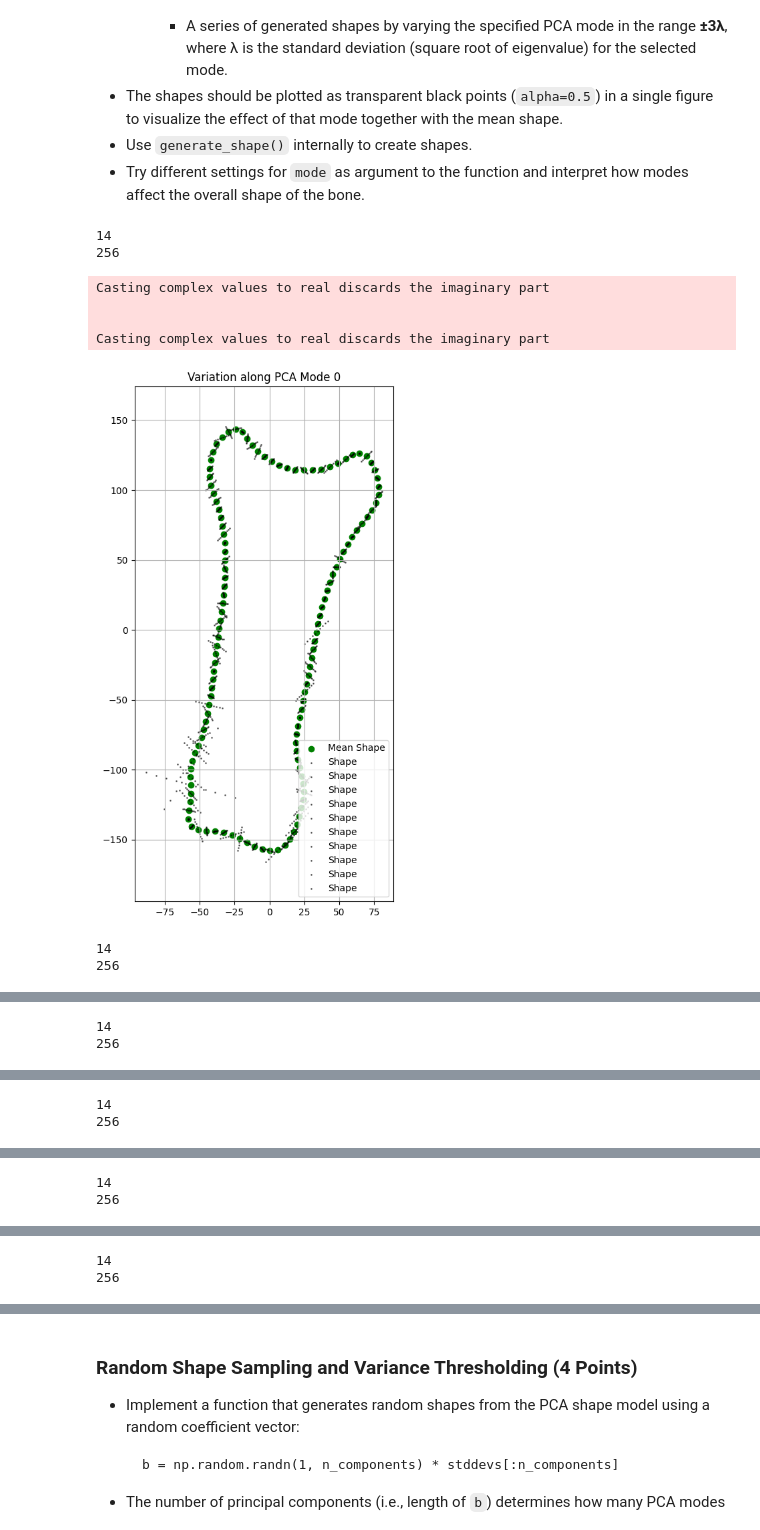
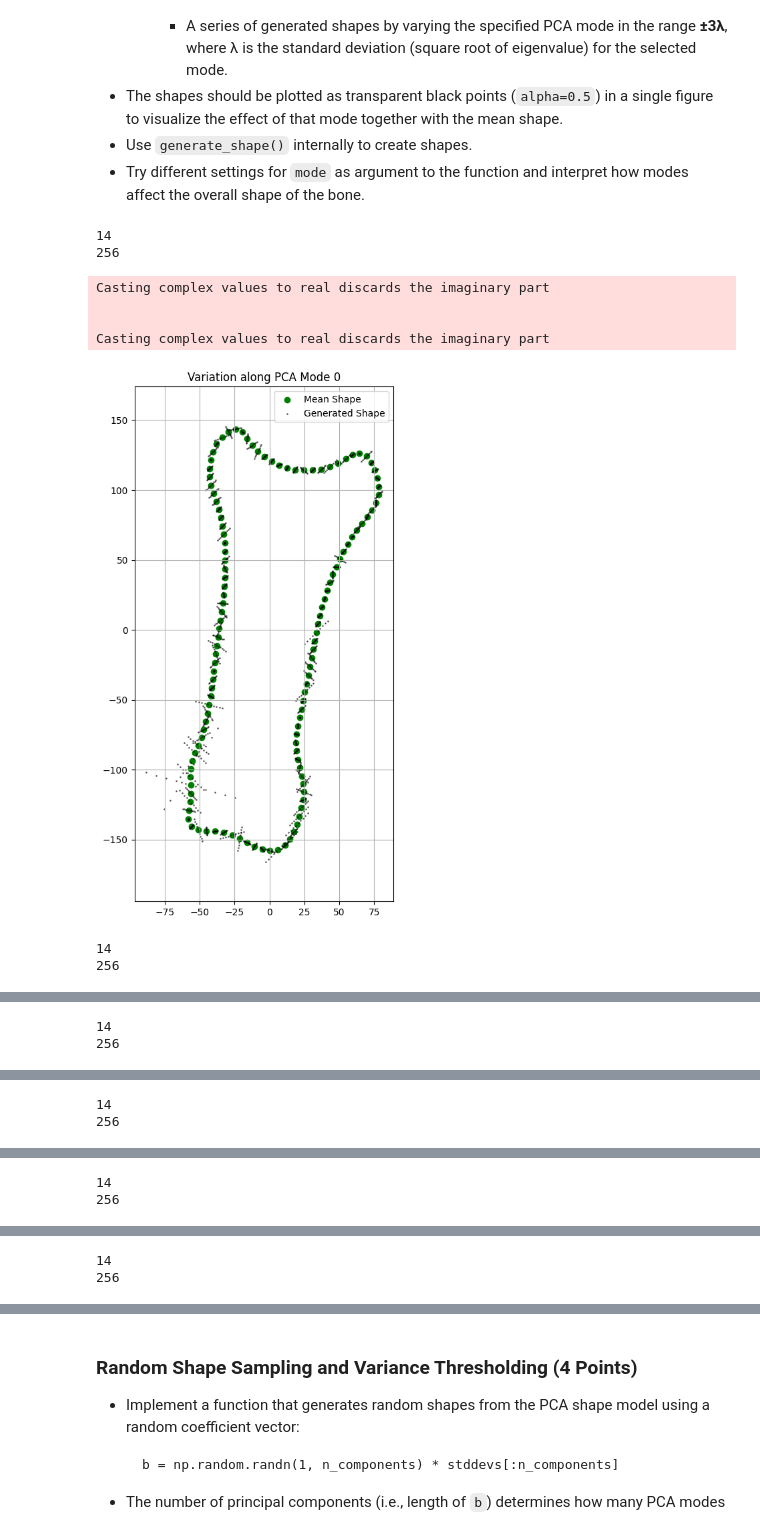
Before and after one commit to oliviaw01/MedBV03, a Jupyter notebook: notebook.ipynb, the cells around one changed output, grey strips where cells are left out. Drawn from its saved outputs; the diff is of its cells as text; code cells hidden in the pictures.

Commit message:
better legend for mode plot

```diff
--- a/notebook.ipynb
+++ b/notebook.ipynb
@@ -643,34 +643,37 @@ def visualize_shape_mode(bones, mode=0, num_samples=10):
 
 
     # TODO: Vary the selected mode in ±3λ
     l = np.sqrt(eigVal[mode])
+    lbl = 'Generated Shape'
     for i in np.linspace(-3, 3, num_samples):
         #use zeros for no variation
         b = np.zeros_like(eigVal)
         #fill numbers for variation only in the chosen mode
         b[mode] = i * l
         new_shape = generate_shape(b, mean_shape, eigVec)
-        plt.scatter(new_shape[:, 0], new_shape[:, 1], color='black', label= 'Shape', alpha=0.5, s=1)
+        if i != -3:
+            lbl=None
+        plt.scatter(new_shape[:, 0], new_shape[:, 1], color='black', label=lbl, alpha=0.5, s=1)
 
     plt.axis('equal')
     plt.title(f"Variation along PCA Mode {mode}")
     plt.legend()
     plt.grid(True)
     plt.show()
 
 visualize_shape_mode(bones, mode=0, num_samples=10)
 visualize_shape_mode(bones, mode=1, num_samples=10)
 visualize_shape_mode(bones, mode=2, num_samples=10)
 visualize_shape_mode(bones, mode=3, num_samples=10)
 visualize_shape_mode(bones, mode=4, num_samples=10)
 visualize_shape_mode(bones, mode=5, num_samples=10)
 # %% [output]
 14
 256
 Casting complex values to real discards the imaginary part
 
 
 Casting complex values to real discards the imaginary part
-[figure, old version]
+[figure, new version]
 14
 256
```
Also changed, not shown: parts of 1 cell of this notebook.
